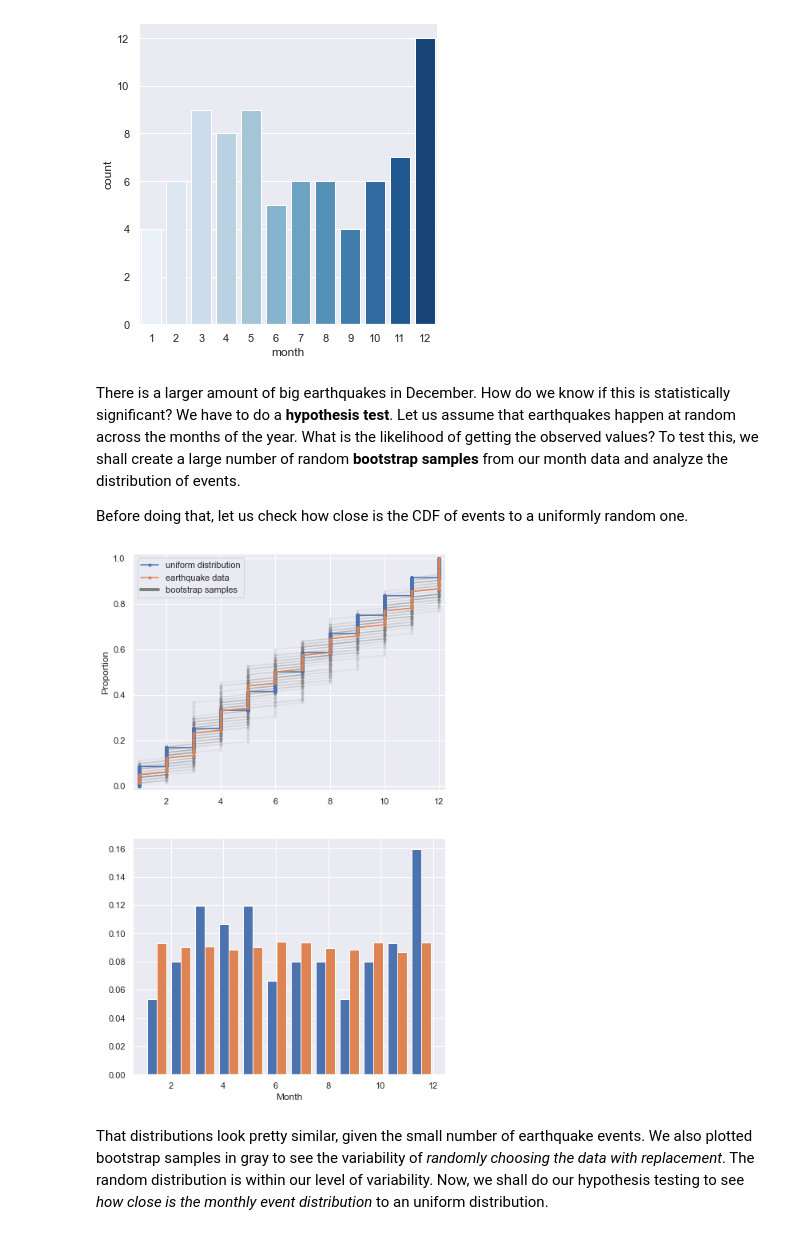
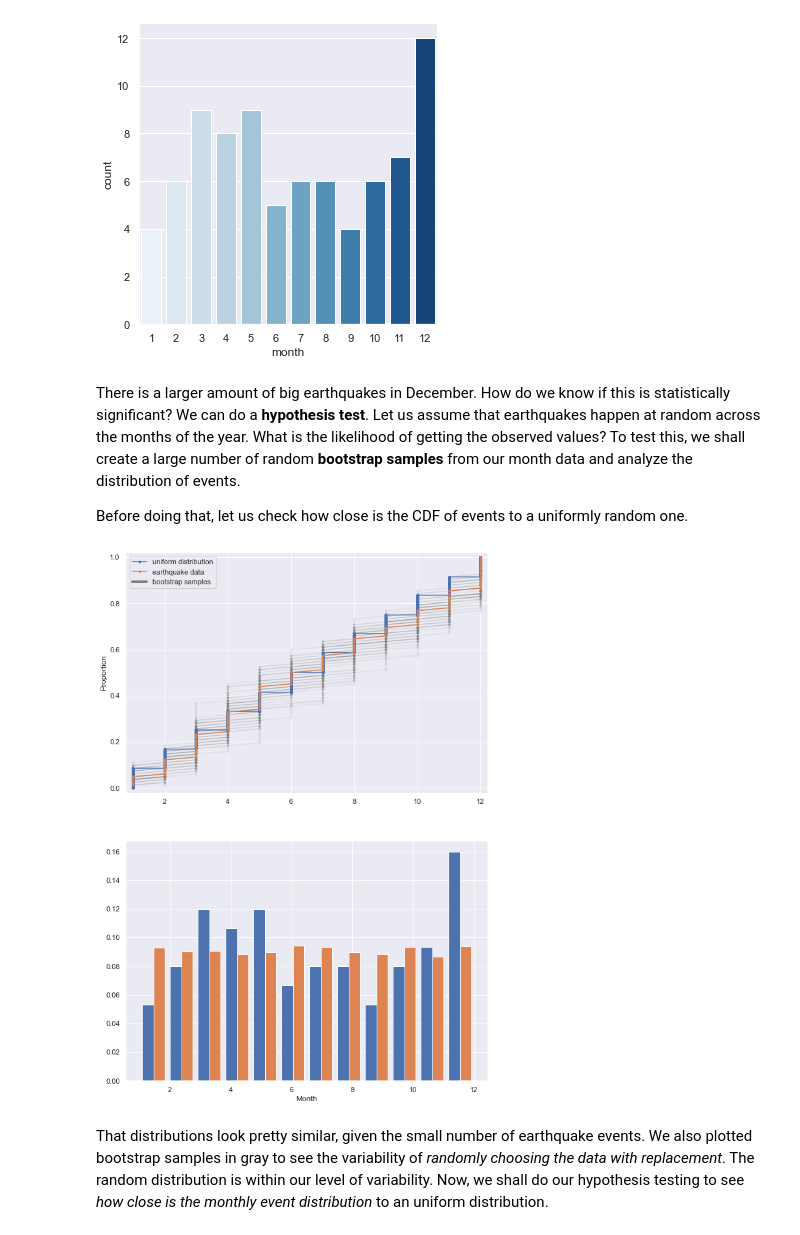
Before and after one commit to fabiomnsantos/chile-earthquakes, a Jupyter notebook: chile-major-earthquakes.ipynb, the cells around one changed output. Drawn from its saved outputs; the diff is of its cells as text; code cells hidden in the pictures.

```diff
--- a/chile-major-earthquakes.ipynb
+++ b/chile-major-earthquakes.ipynb
@@ -299,13 +291,11 @@ plt.show()
 # %% [output]
 [figure]
 # %% [markdown]
-There is a larger amount of big earthquakes in December. How do we know if this is statistically significant? We have to do a __hypothesis test__. Let us assume that earthquakes happen at random across the months of the year. What is the likelihood of getting the observed values? To test this, we shall create a large number of random __bootstrap samples__ from our month data and analyze the distribution of events.
+There is a larger amount of big earthquakes in December. How do we know if this is statistically significant? We can do a __hypothesis test__. Let us assume that earthquakes happen at random across the months of the year. What is the likelihood of getting the observed values? To test this, we shall create a large number of random __bootstrap samples__ from our month data and analyze the distribution of events.
 
 Before doing that, let us check how close is the CDF of events to a uniformly random one.
 # %%
-from matplotlib.lines import Line2D
-
-fig, ax = plt.subplots(nrows=2, figsize=(7,12))
+fig, ax = plt.subplots(nrows=2, figsize=(10,15))
 
 for _ in range(50):
     # Generate bootstrap sample: bs_sample
@@ -319,34 +309,34 @@ for _ in range(50):
 # Seed the random number generator
 np.random.seed(42)
 
 # Generate random numbers between 1 and 12 by looping over range(100000)
 size = 10000 #len(events_per_month)
 random_numbers = np.random.randint(1,13,size)
 
 # Compute and plot ECDF from original data
 x, y = ecdf(random_numbers)
 line1, = ax[0].plot(x, y, marker='.', label='uniform distribution')
 
 # Compute and plot ECDF from original data
 x, y = ecdf(events_per_month.month)
 line2, = ax[0].plot(x, y, marker='.', label='earthquake data')
 
 ax[1].hist([events_per_month.month, random_numbers], density=True, bins=12)
 
 # Make margins and label axes
 ax[0].margins(0.02)
 ax[0].set(ylabel='Proportion')
 ax[1].set(xlabel='Month')
 
 # Make legends
 legend_elements = [line1, line2, Line2D([0], [0], color='grey', lw=4, label='bootstrap samples')]
 ax[0].legend(handles=legend_elements, loc='upper left')
 
 
 # Show the plot
 plt.show()
 # %% [output]
-[figure, old version]
+[figure, new version]
 # %% [markdown]
 That distributions look pretty similar, given the small number of earthquake events. We also plotted bootstrap samples in gray to see the variability of _randomly choosing the data with replacement_. The random distribution is within our level of variability. Now, we shall do our hypothesis testing to see _how close is the monthly event distribution_ to an uniform distribution.
 # %% [markdown]
```
Also changed, not shown: parts of 41 cells of this notebook, 2 other files.
